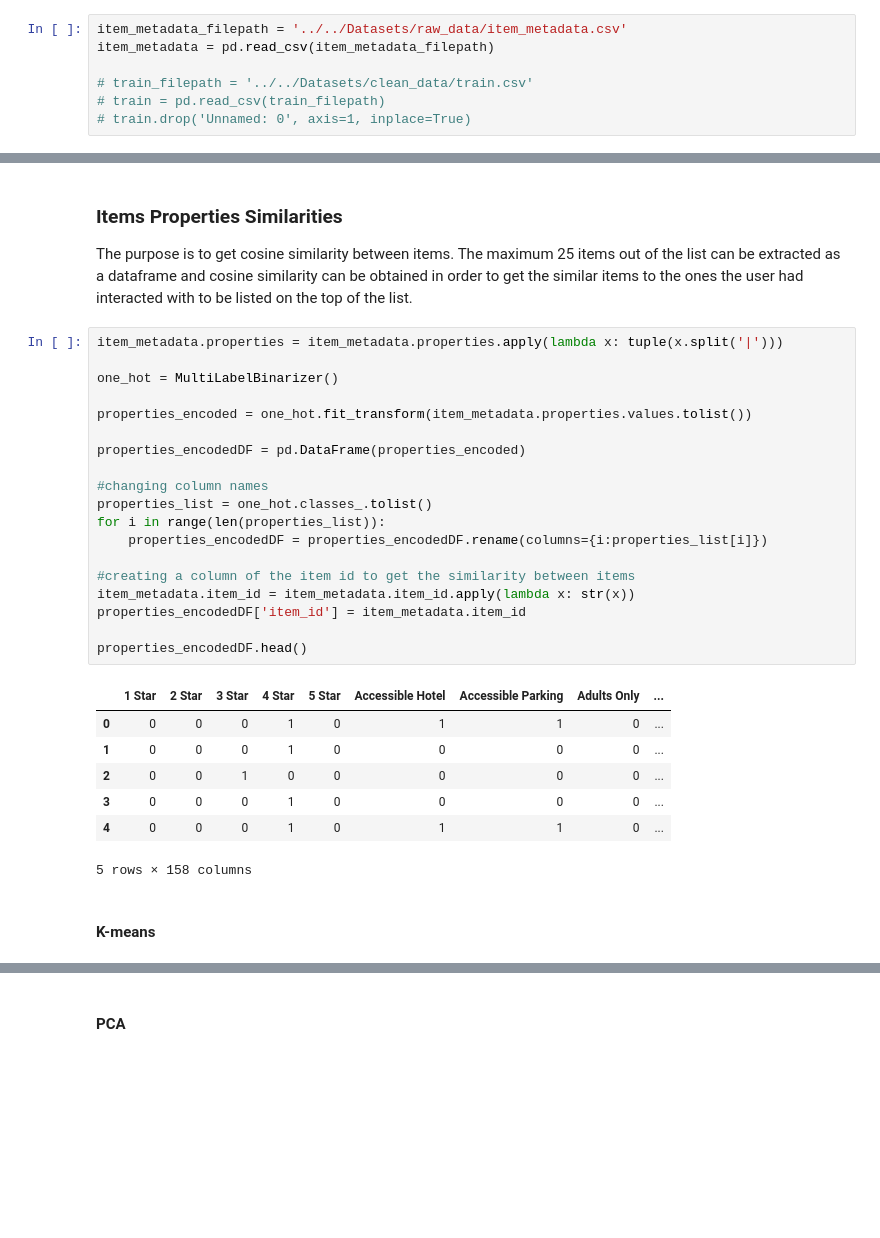
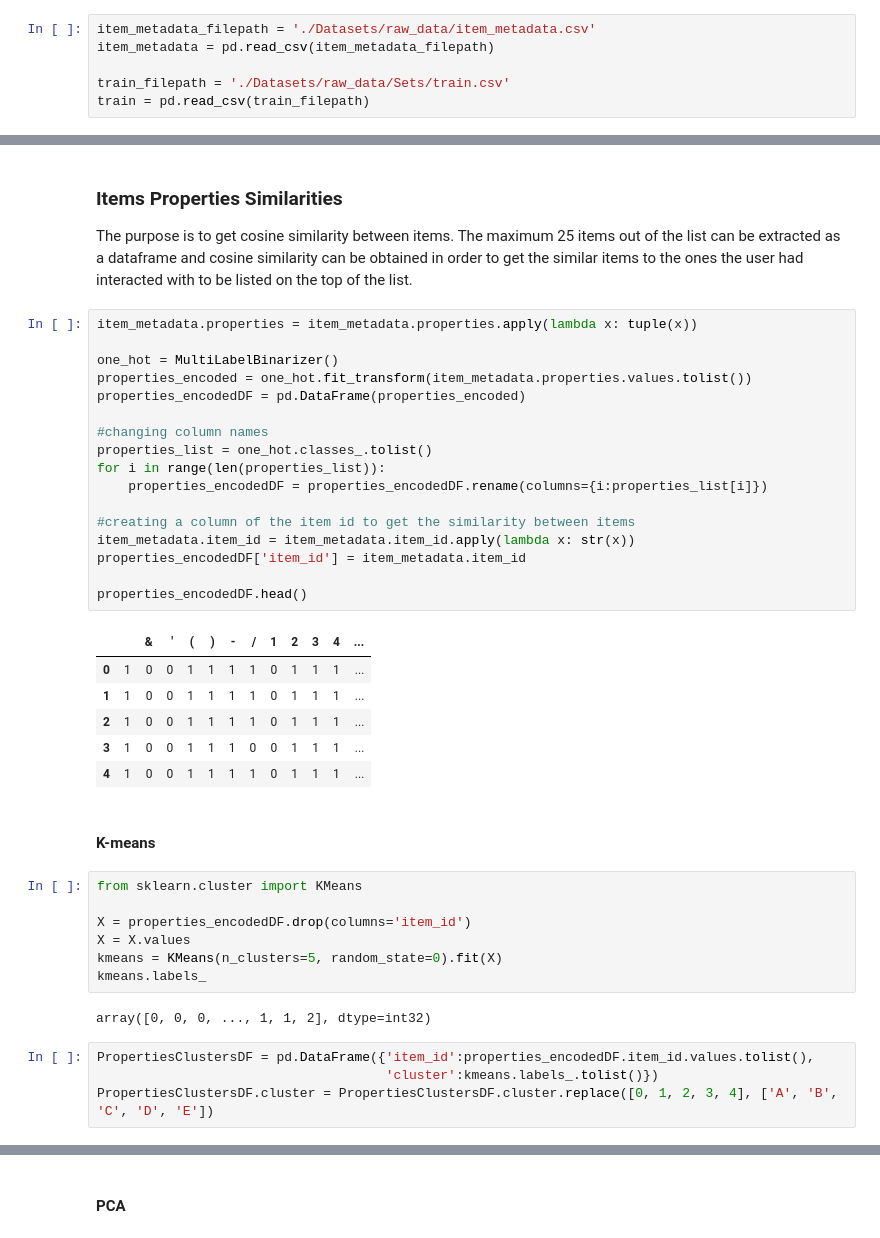
Before and after one commit to ZeyadSabbah/TrivagoRecommenderSystem, a Jupyter notebook: TrivagoFeatureEngineering.ipynb, the cells around one changed output, grey strips where cells are left out. Cells and saved outputs as stored; diff of their text form; blank space fills up the shorter version.

```diff
--- a/TrivagoFeatureEngineering.ipynb
+++ b/TrivagoFeatureEngineering.ipynb
@@ -39,7 +37,6 @@ from sklearn.preprocessing import MultiLabelBinarizer
 # %%
-item_metadata_filepath = '../../Datasets/raw_data/item_metadata.csv'
+item_metadata_filepath = './Datasets/raw_data/item_metadata.csv'
 item_metadata = pd.read_csv(item_metadata_filepath)
 
-# train_filepath = '../../Datasets/clean_data/train.csv'
-# train = pd.read_csv(train_filepath)
-# train.drop('Unnamed: 0', axis=1, inplace=True)
+train_filepath = './Datasets/raw_data/Sets/train.csv'
+train = pd.read_csv(train_filepath)
@@ -80,31 +86,41 @@ Number of unique properties is 157
 ### Items Properties Similarities
 The purpose is to get cosine similarity between items. The maximum 25 items out of the list can be extracted as a dataframe and cosine similarity can be obtained in order to get the similar items to the ones the user had interacted with to be listed on the top of the list.
 # %%
-item_metadata.properties = item_metadata.properties.apply(lambda x: tuple(x.split('|')))
+item_metadata.properties = item_metadata.properties.apply(lambda x: tuple(x))
 
 one_hot = MultiLabelBinarizer()
-
 properties_encoded = one_hot.fit_transform(item_metadata.properties.values.tolist())
-
 properties_encodedDF = pd.DataFrame(properties_encoded)
 
 #changing column names
 properties_list = one_hot.classes_.tolist()
 for i in range(len(properties_list)):
     properties_encodedDF = properties_encodedDF.rename(columns={i:properties_list[i]})
 
 #creating a column of the item id to get the similarity between items
 item_metadata.item_id = item_metadata.item_id.apply(lambda x: str(x))
 properties_encodedDF['item_id'] = item_metadata.item_id
 
 properties_encodedDF.head()
 # %% [output]
-|  | 1 Star | 2 Star | 3 Star | 4 Star | 5 Star | Accessible Hotel | Accessible Parking | Adults Only | ... |
-| 0 | 0 | 0 | 0 | 1 | 0 | 1 | 1 | 0 | ... |
-| 1 | 0 | 0 | 0 | 1 | 0 | 0 | 0 | 0 | ... |
-| 2 | 0 | 0 | 1 | 0 | 0 | 0 | 0 | 0 | ... |
-| 3 | 0 | 0 | 0 | 1 | 0 | 0 | 0 | 0 | ... |
-| 4 | 0 | 0 | 0 | 1 | 0 | 1 | 1 | 0 | ... |
+|  |  | & | ' | ( | ) | - | / | 1 | 2 | 3 | 4 | ... |
+| 0 | 1 | 0 | 0 | 1 | 1 | 1 | 1 | 0 | 1 | 1 | 1 | ... |
+| 1 | 1 | 0 | 0 | 1 | 1 | 1 | 1 | 0 | 1 | 1 | 1 | ... |
+| 2 | 1 | 0 | 0 | 1 | 1 | 1 | 1 | 0 | 1 | 1 | 1 | ... |
+| 3 | 1 | 0 | 0 | 1 | 1 | 1 | 0 | 0 | 1 | 1 | 1 | ... |
+| 4 | 1 | 0 | 0 | 1 | 1 | 1 | 1 | 0 | 1 | 1 | 1 | ... |
-5 rows × 158 columns
 # %% [markdown]
 #### K-means
+# %%
+from sklearn.cluster import KMeans
+
+X = properties_encodedDF.drop(columns='item_id')
+X = X.values
+kmeans = KMeans(n_clusters=5, random_state=0).fit(X)
+kmeans.labels_
+# %% [output]
+array([0, 0, 0, ..., 1, 1, 2], dtype=int32)
+# %%
+PropertiesClustersDF = pd.DataFrame({'item_id':properties_encodedDF.item_id.values.tolist(),
+                                     'cluster':kmeans.labels_.tolist()})
+PropertiesClustersDF.cluster = PropertiesClustersDF.cluster.replace([0, 1, 2, 3, 4], ['A', 'B', 'C', 'D', 'E'])
```
Also changed, not shown: parts of 68 cells of this notebook.
